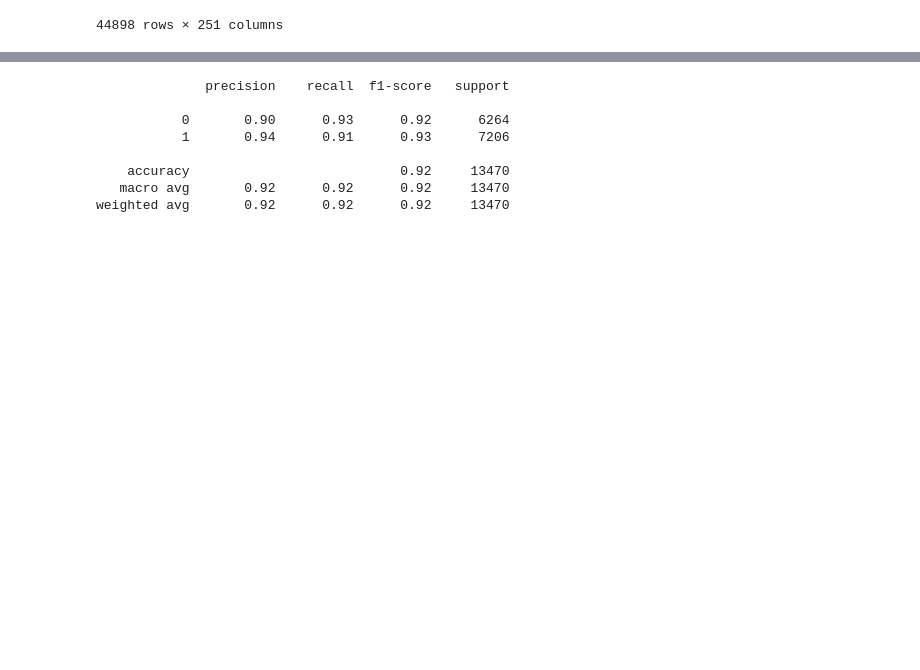
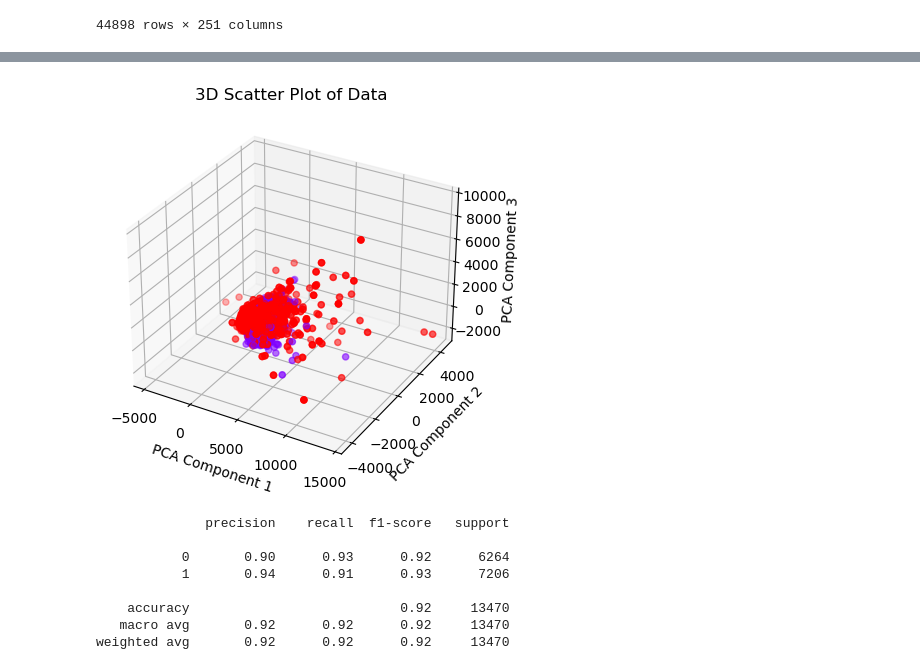
Before and after one commit to lucascheng24/comp4432ML-A_Million_News_Headlines, a Jupyter notebook: Fake_and_real_news_dataset/classifiers/DecisionTree/decisionTree_01.ipynb, the cells around one changed output, grey strips where cells are left out. Drawn from its saved outputs; the diff is of its cells as text; code cells hidden in the pictures; blank space fills up the shorter version.

```diff
--- a/Fake_and_real_news_dataset/classifiers/DecisionTree/decisionTree_01.ipynb
+++ b/Fake_and_real_news_dataset/classifiers/DecisionTree/decisionTree_01.ipynb
@@ -49,3 +77,31 @@ train_x = df_train.drop(columns=['target'])
+# %%
+from mpl_toolkits.mplot3d import Axes3D
+
+# Create a PCA object with 3 components
+pca = PCA(n_components=3)
+
+# Fit the PCA model to the data
+pca.fit(train_x)
+
+# Transform the data into the new 3D space
+X_pca = pca.transform(train_x)
+
+# Create a 3D scatter plot
+fig = plt.figure()
+ax = fig.add_subplot(111, projection='3d')
+
+ax.scatter(X_pca[:, 0], X_pca[:, 1], X_pca[:, 2], c=train_y, cmap='rainbow')
+
+# Add axis labels and a title to the plot
+ax.set_xlabel('PCA Component 1')
+ax.set_ylabel('PCA Component 2')
+ax.set_zlabel('PCA Component 3')
+ax.set_title('3D Scatter Plot of Data')
+
+# Show the plot
+plt.show()
+# %% [output]
+[figure, added]
 # %%
 # Split dataset into training set and test set
 X_train, X_test, y_train, y_test = train_test_split(train_x, train_y, test_size=0.3,random_state=109) # 70% training and 30% test
```
Also changed, not shown: parts of 2 cells of this notebook.
